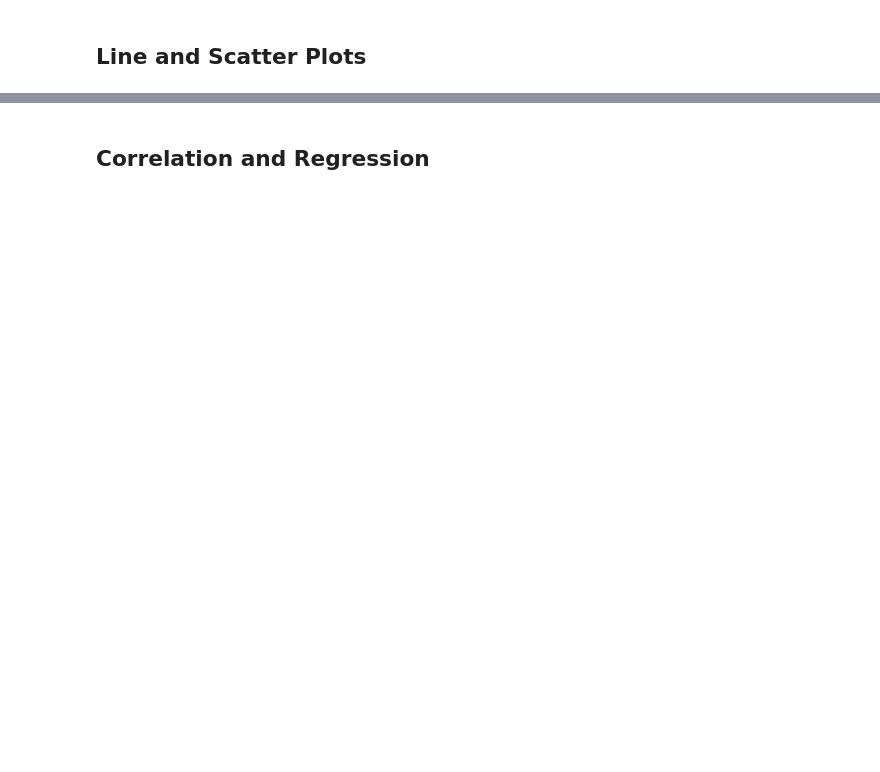
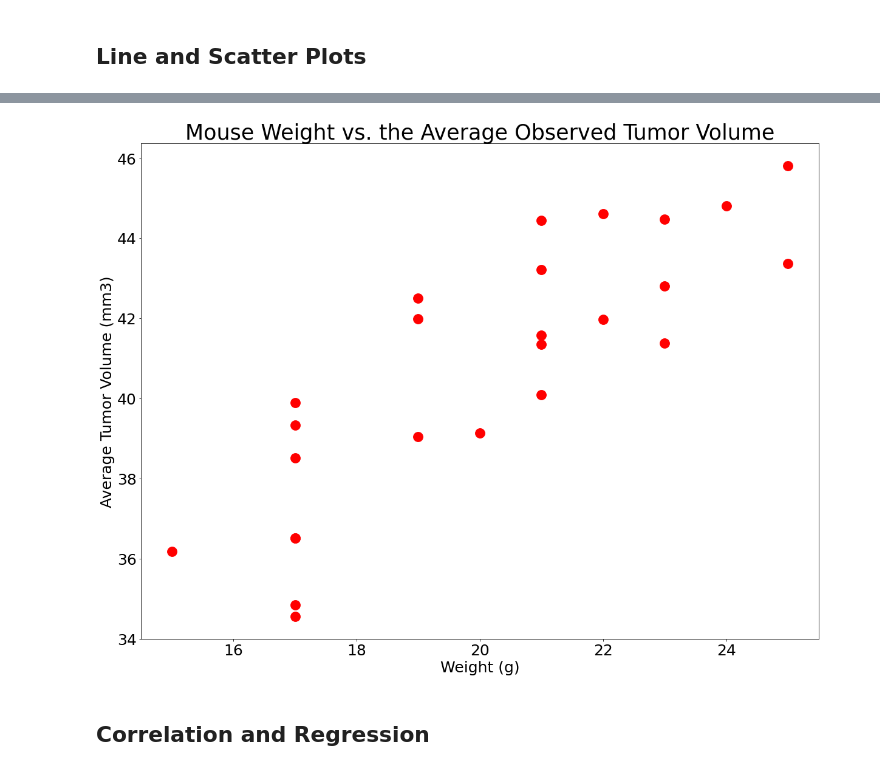
Before and after one commit to aliciahlavac/Pymaceuticals_Challenge, a Jupyter notebook: pymaceuticals.ipynb, the cells around one changed output, grey strips where cells are left out. Cells and saved outputs as stored; diff of their text form; code cells hidden in the pictures; blank space fills up the shorter version.

```diff
--- a/pymaceuticals.ipynb
+++ b/pymaceuticals.ipynb
@@ -280,2 +305,23 @@ plt.show()
+# %%
+# Generate a scatter plot of mouse weight vs. the average observed tumor volume for the entire Capomulin regimen
+# Grab all the mice that were treated with Capomulin
+Capomulin = clean_data.loc[clean_data["Drug Regimen"] == "Capomulin"]
+
+# Group by Mouse ID and take the mean
+avg_df = Capomulin.groupby(["Mouse ID"]).mean()
+
+# Plot the data
+fig1, ax1 = plt.subplots(figsize = (20,15))
+plt.title("Mouse Weight vs. the Average Observed Tumor Volume",
+          fontsize = 35)
+plt.xlabel("Weight (g)", fontsize = 25)
+plt.ylabel("Average Tumor Volume (mm3)", fontsize = 25)
+plt.rc('xtick', labelsize=25)
+plt.rc('ytick', labelsize=25)
+plt.scatter(avg_df["Weight (g)"], avg_df["Tumor Volume (mm3)"],
+            s = 250, marker="o", color="red")
+plt.show()
+# %% [output]
+[figure, added]
 # %% [markdown]
 ## Correlation and Regression
```
Also changed, not shown: parts of 9 cells of this notebook.
